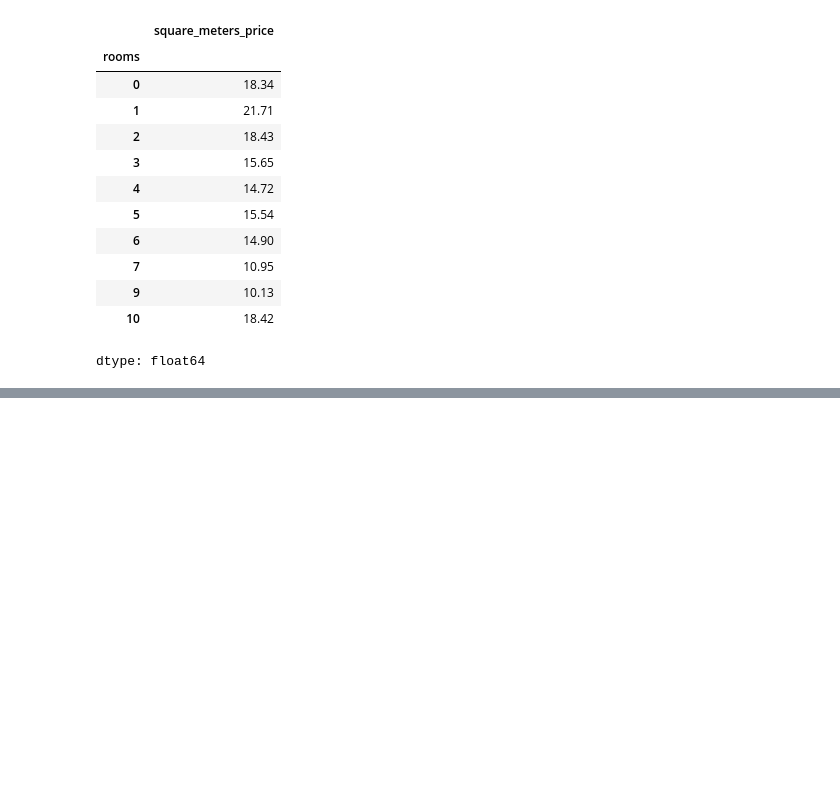
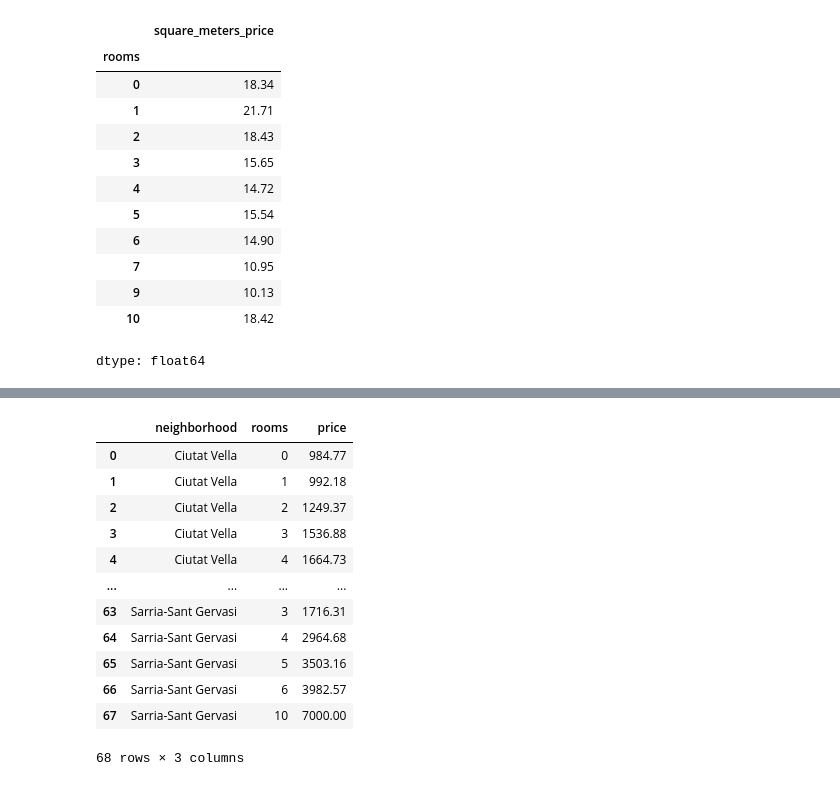
Before and after one commit to arantafall/housing_BCN, a Jupyter notebook: housin_nueva_data.ipynb, the cells around one changed output, grey strips where cells are left out. Saved outputs shown, nothing was run; the diff lists cells and outputs as text; code cells hidden in the pictures; blank space fills up the shorter version.

```diff
--- a/housin_nueva_data.ipynb
+++ b/housin_nueva_data.ipynb
@@ -407,0 +460,18 @@ dtype: float64
+# %%
+#Anlasi aument de precios dependiendo de numero de habitaciones
+variacion = data.groupby(['neighborhood', 'rooms'])['price'].mean().reset_index(). round(2)
+(variacion)
+# %% [output]
+|  | neighborhood | rooms | price |
+| 0 | Ciutat Vella | 0 | 984.77 |
+| 1 | Ciutat Vella | 1 | 992.18 |
+| 2 | Ciutat Vella | 2 | 1249.37 |
+| 3 | Ciutat Vella | 3 | 1536.88 |
+| 4 | Ciutat Vella | 4 | 1664.73 |
+| ... | ... | ... | ... |
+| 63 | Sarria-Sant Gervasi | 3 | 1716.31 |
+| 64 | Sarria-Sant Gervasi | 4 | 2964.68 |
+| 65 | Sarria-Sant Gervasi | 5 | 3503.16 |
+| 66 | Sarria-Sant Gervasi | 6 | 3982.57 |
+| 67 | Sarria-Sant Gervasi | 10 | 7000.00 |
+68 rows × 3 columns
```
Also changed, not shown: parts of 8 cells of this notebook.
